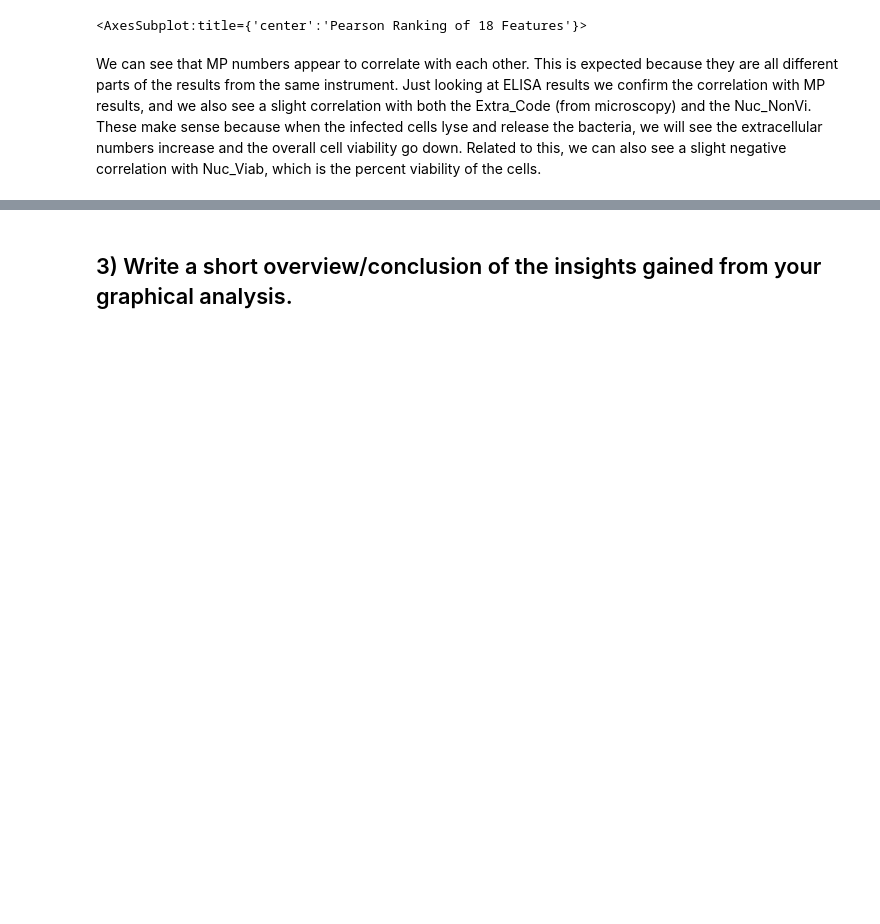
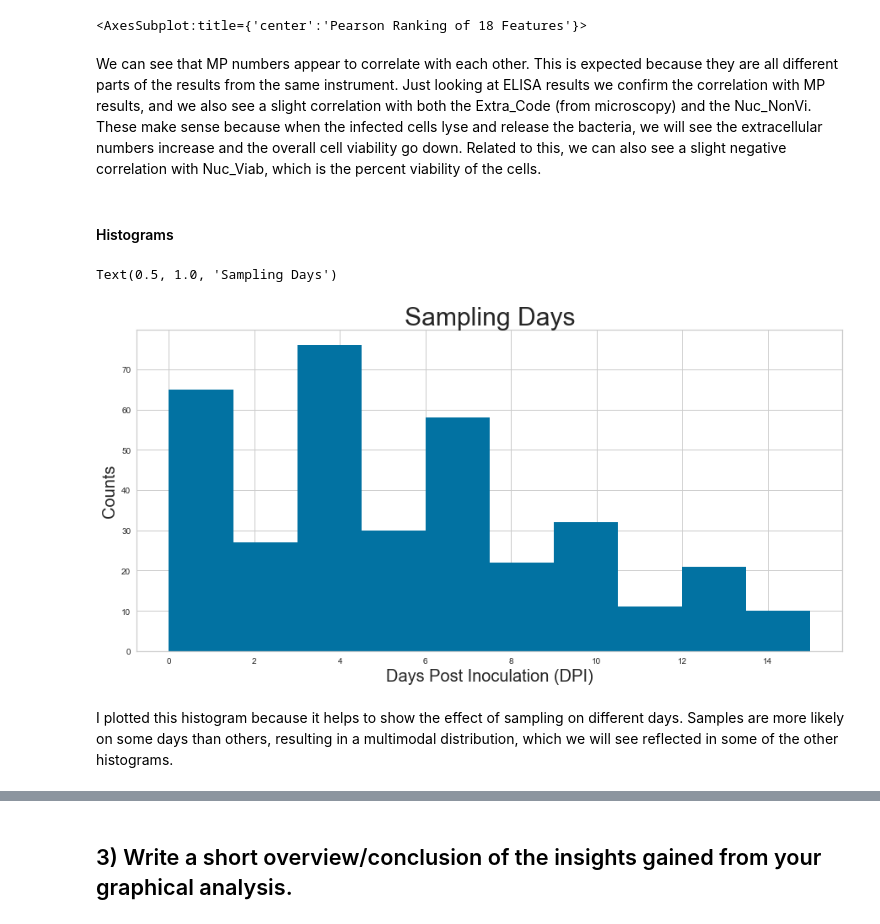
Before and after one commit to ScottBreitbach/DSC550, a Jupyter notebook: FinalProject/BreitbachScott_DSC550_Milestone1.ipynb, the cells around one changed output, grey strips where cells are left out. Cells and saved outputs as stored; diff of their text form; code cells hidden in the pictures; blank space fills up the shorter version.

```diff
--- a/FinalProject/BreitbachScott_DSC550_Milestone1.ipynb
+++ b/FinalProject/BreitbachScott_DSC550_Milestone1.ipynb
@@ -369,3 +369,15 @@ visualizer.poof()#outpath='pcoords1.png') # Draw/show/poof the data
 # %% [markdown]
 We can see that MP numbers appear to correlate with each other. This is expected because they are all different parts of the results from the same instrument. Just looking at ELISA results we confirm the correlation with MP results, and we also see a slight correlation with both the Extra_Code (from microscopy) and the Nuc_NonVi.
 These make sense because when the infected cells lyse and release the bacteria, we will see the extracellular numbers increase and the overall cell viability go down. Related to this, we can also see a slight negative correlation with Nuc_Viab, which is the percent viability of the cells.
+# %% [markdown]
+#### Histograms
+# %%
+vessel_data.DPI.hist()
+plt.xlabel("Days Post Inoculation (DPI)", fontsize=20)
+plt.ylabel("Counts", fontsize=20)
+plt.title("Sampling Days", fontsize=30)
+# %% [output]
+Text(0.5, 1.0, 'Sampling Days')
+[figure, added]
+# %% [markdown]
+I plotted this histogram because it helps to show the effect of sampling on different days. Samples are more likely on some days than others, resulting in a multimodal distribution, which we will see reflected in some of the other histograms.
```
Also changed, not shown: parts of 5 cells of this notebook, 1 other file.
